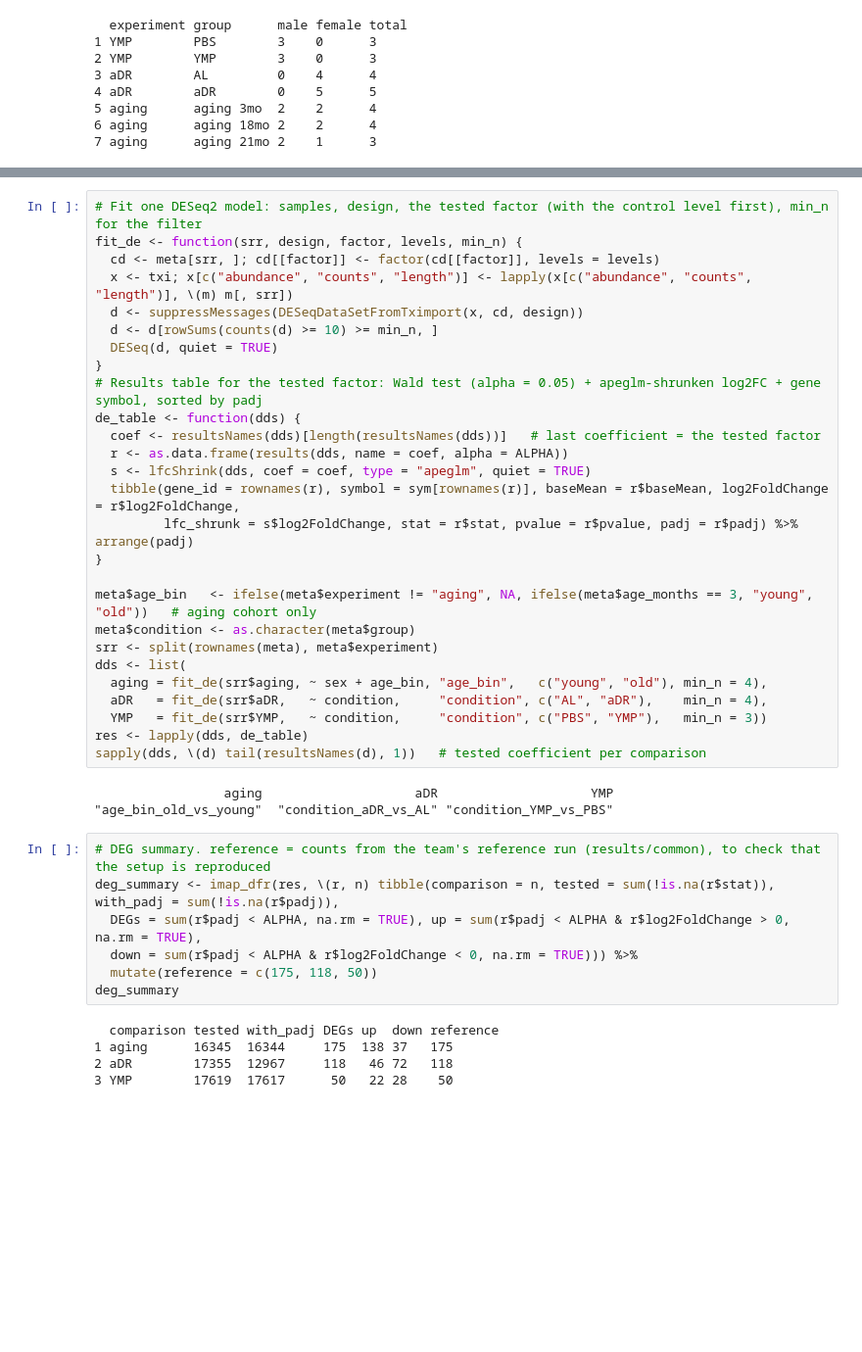
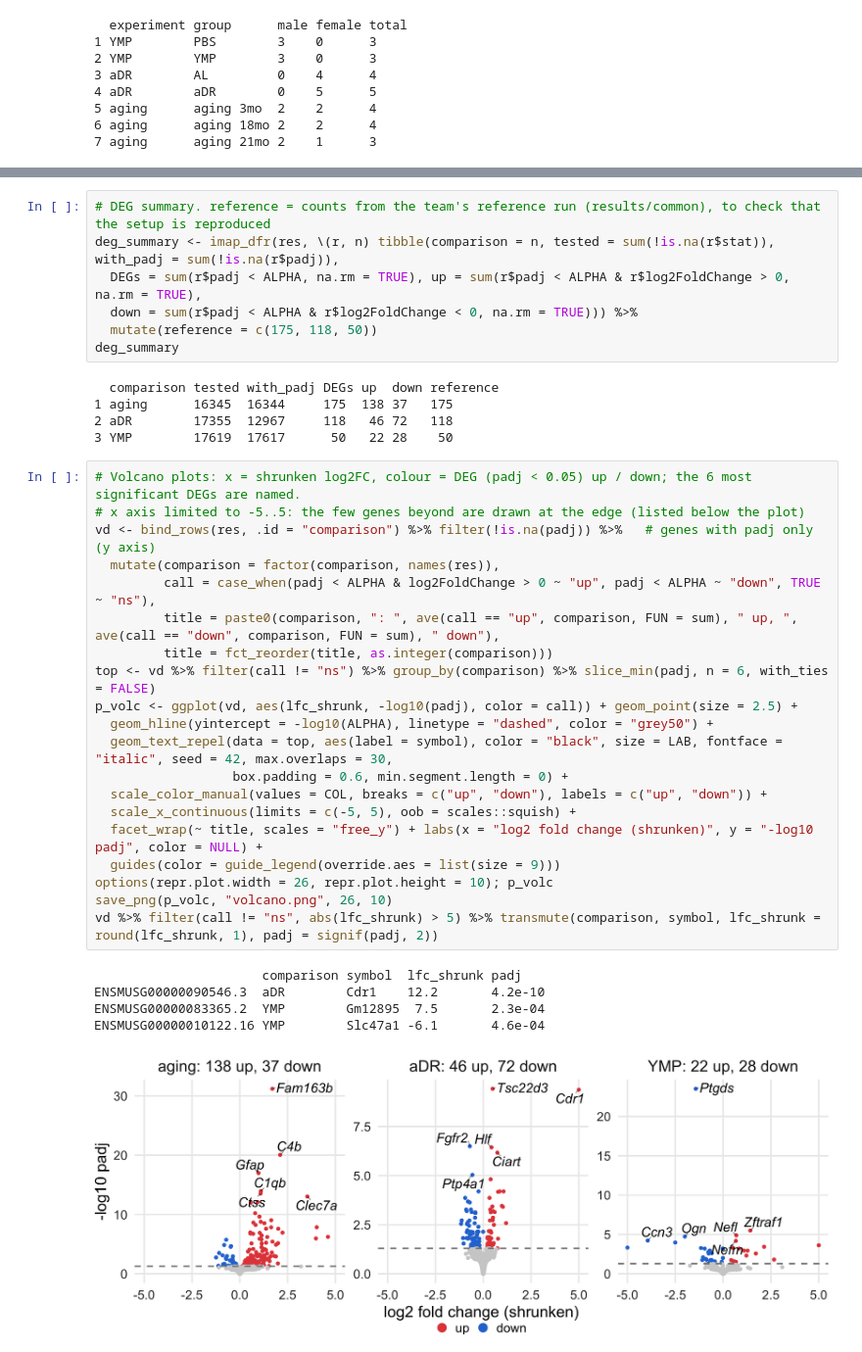
Before and after one commit to Jeffateth/RNAseq_aging, a Jupyter notebook: teammates/lea/Script.ipynb, the cells around one changed output, grey strips where cells are left out. Shown at 98% size. Saved outputs shown, nothing was run; the diff lists cells and outputs as text; blank space fills up the shorter version.

```diff
--- a/teammates/lea/Script.ipynb
+++ b/teammates/lea/Script.ipynb
@@ -163,43 +182,39 @@ save_png(p_within, "pca_within.png", 24, 9.5)
 # %%
-# Fit one DESeq2 model: samples, design, the tested factor (with the control level first), min_n for the filter
-fit_de <- function(srr, design, factor, levels, min_n) {
-  cd <- meta[srr, ]; cd[[factor]] <- factor(cd[[factor]], levels = levels)
-  x <- txi; x[c("abundance", "counts", "length")] <- lapply(x[c("abundance", "counts", "length")], \(m) m[, srr])
-  d <- suppressMessages(DESeqDataSetFromTximport(x, cd, design))
-  d <- d[rowSums(counts(d) >= 10) >= min_n, ]
-  DESeq(d, quiet = TRUE)
-}
-# Results table for the tested factor: Wald test (alpha = 0.05) + apeglm-shrunken log2FC + gene symbol, sorted by padj
-de_table <- function(dds) {
-  coef <- resultsNames(dds)[length(resultsNames(dds))]   # last coefficient = the tested factor
-  r <- as.data.frame(results(dds, name = coef, alpha = ALPHA))
-  s <- lfcShrink(dds, coef = coef, type = "apeglm", quiet = TRUE)
-  tibble(gene_id = rownames(r), symbol = sym[rownames(r)], baseMean = r$baseMean, log2FoldChange = r$log2FoldChange,
-         lfc_shrunk = s$log2FoldChange, stat = r$stat, pvalue = r$pvalue, padj = r$padj) %>% arrange(padj)
-}
-
-meta$age_bin   <- ifelse(meta$experiment != "aging", NA, ifelse(meta$age_months == 3, "young", "old"))   # aging cohort only
-meta$condition <- as.character(meta$group)
-srr <- split(rownames(meta), meta$experiment)
-dds <- list(
-  aging = fit_de(srr$aging, ~ sex + age_bin, "age_bin",   c("young", "old"), min_n = 4),
-  aDR   = fit_de(srr$aDR,   ~ condition,     "condition", c("AL", "aDR"),    min_n = 4),
-  YMP   = fit_de(srr$YMP,   ~ condition,     "condition", c("PBS", "YMP"),   min_n = 3))
-res <- lapply(dds, de_table)
-sapply(dds, \(d) tail(resultsNames(d), 1))   # tested coefficient per comparison
+# DEG summary. reference = counts from the team's reference run (results/common), to check that the setup is reproduced
+deg_summary <- imap_dfr(res, \(r, n) tibble(comparison = n, tested = sum(!is.na(r$stat)), with_padj = sum(!is.na(r$padj)),
+  DEGs = sum(r$padj < ALPHA, na.rm = TRUE), up = sum(r$padj < ALPHA & r$log2FoldChange > 0, na.rm = TRUE),
+  down = sum(r$padj < ALPHA & r$log2FoldChange < 0, na.rm = TRUE))) %>%
+  mutate(reference = c(175, 118, 50))
+deg_summary
 # %% [output]
-                 aging                    aDR                    YMP
-"age_bin_old_vs_young"  "condition_aDR_vs_AL" "condition_YMP_vs_PBS"
+  comparison tested with_padj DEGs up  down reference
+1 aging      16345  16344     175  138 37   175
+2 aDR        17355  12967     118   46 72   118
+3 YMP        17619  17617      50   22 28    50
 # %%
-# DEG summary. reference = counts from the team's reference run (results/common), to check that the setup is reproduced
-deg_summary <- imap_dfr(res, \(r, n) tibble(comparison = n, tested = sum(!is.na(r$stat)), with_padj = sum(!is.na(r$padj)),
-  DEGs = sum(r$padj < ALPHA, na.rm = TRUE), up = sum(r$padj < ALPHA & r$log2FoldChange > 0, na.rm = TRUE),
-  down = sum(r$padj < ALPHA & r$log2FoldChange < 0, na.rm = TRUE))) %>%
-  mutate(reference = c(175, 118, 50))
-deg_summary
+# Volcano plots: x = shrunken log2FC, colour = DEG (padj < 0.05) up / down; the 6 most significant DEGs are named.
+# x axis limited to -5..5: the few genes beyond are drawn at the edge (listed below the plot)
+vd <- bind_rows(res, .id = "comparison") %>% filter(!is.na(padj)) %>%   # genes with padj only (y axis)
+  mutate(comparison = factor(comparison, names(res)),
+         call = case_when(padj < ALPHA & log2FoldChange > 0 ~ "up", padj < ALPHA ~ "down", TRUE ~ "ns"),
+         title = paste0(comparison, ": ", ave(call == "up", comparison, FUN = sum), " up, ", ave(call == "down", comparison, FUN = sum), " down"),
+         title = fct_reorder(title, as.integer(comparison)))
+top <- vd %>% filter(call != "ns") %>% group_by(comparison) %>% slice_min(padj, n = 6, with_ties = FALSE)
+p_volc <- ggplot(vd, aes(lfc_shrunk, -log10(padj), color = call)) + geom_point(size = 2.5) +
+  geom_hline(yintercept = -log10(ALPHA), linetype = "dashed", color = "grey50") +
+  geom_text_repel(data = top, aes(label = symbol), color = "black", size = LAB, fontface = "italic", seed = 42, max.overlaps = 30,
+                  box.padding = 0.6, min.segment.length = 0) +
+  scale_color_manual(values = COL, breaks = c("up", "down"), labels = c("up", "down")) +
+  scale_x_continuous(limits = c(-5, 5), oob = scales::squish) +
+  facet_wrap(~ title, scales = "free_y") + labs(x = "log2 fold change (shrunken)", y = "-log10 padj", color = NULL) +
+  guides(color = guide_legend(override.aes = list(size = 9)))
+options(repr.plot.width = 26, repr.plot.height = 10); p_volc
+save_png(p_volc, "volcano.png", 26, 10)
+vd %>% filter(call != "ns", abs(lfc_shrunk) > 5) %>% transmute(comparison, symbol, lfc_shrunk = round(lfc_shrunk, 1), padj = signif(padj, 2))
 # %% [output]
-  comparison tested with_padj DEGs up  down reference
-1 aging      16345  16344     175  138 37   175
-2 aDR        17355  12967     118   46 72   118
-3 YMP        17619  17617      50   22 28    50
+                      comparison symbol  lfc_shrunk padj
+ENSMUSG00000090546.3  aDR        Cdr1    12.2       4.2e-10
+ENSMUSG00000083365.2  YMP        Gm12895  7.5       2.3e-04
+ENSMUSG00000010122.16 YMP        Slc47a1 -6.1       4.6e-04
+[figure, added]
 # %%
```
Also changed, not shown: parts of 31 cells of this notebook, 8 other files.
